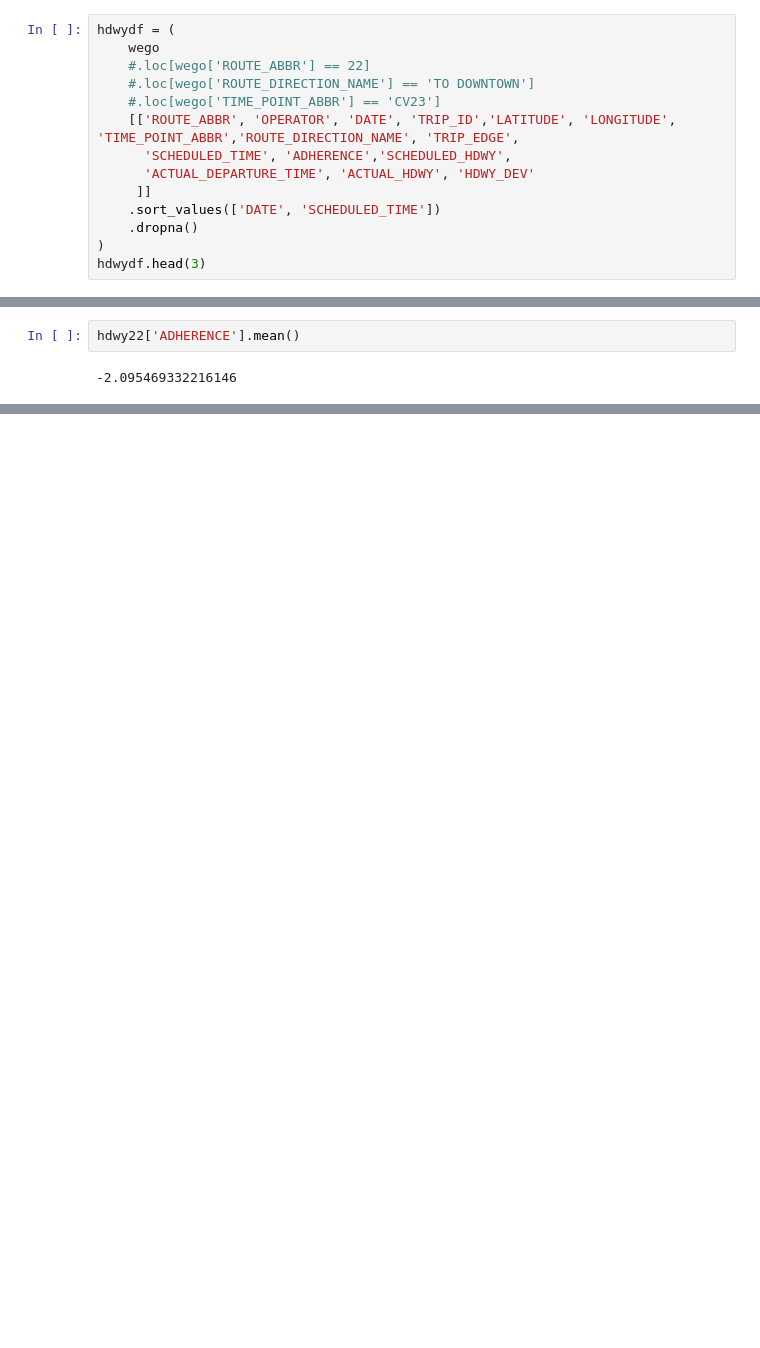
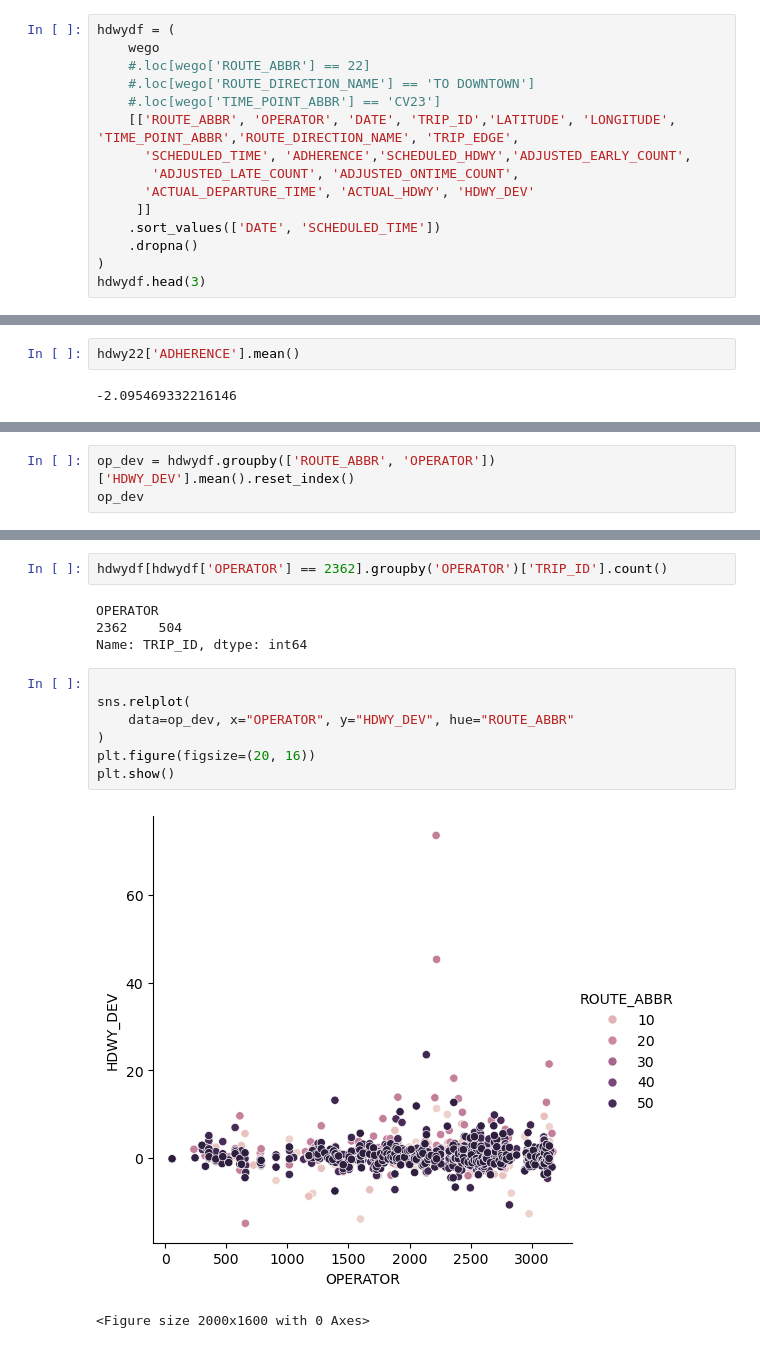
Before and after one commit to NSS-Data-Analytics-Cohort-12/wego-python-da12-javascript-express, a Jupyter notebook: notebooks/wego_project.ipynb, the cells around one changed output, grey strips where cells are left out. Cells and saved outputs as stored; diff of their text form; blank space fills up the shorter version.

```diff
--- a/notebooks/wego_project.ipynb
+++ b/notebooks/wego_project.ipynb
@@ -146,7 +148,8 @@ hdwydf = (
     #.loc[wego['ROUTE_DIRECTION_NAME'] == 'TO DOWNTOWN']
     #.loc[wego['TIME_POINT_ABBR'] == 'CV23']
     [['ROUTE_ABBR', 'OPERATOR', 'DATE', 'TRIP_ID','LATITUDE', 'LONGITUDE', 'TIME_POINT_ABBR','ROUTE_DIRECTION_NAME', 'TRIP_EDGE',
-      'SCHEDULED_TIME', 'ADHERENCE','SCHEDULED_HDWY',
+      'SCHEDULED_TIME', 'ADHERENCE','SCHEDULED_HDWY','ADJUSTED_EARLY_COUNT',
+       'ADJUSTED_LATE_COUNT', 'ADJUSTED_ONTIME_COUNT',
       'ACTUAL_DEPARTURE_TIME', 'ACTUAL_HDWY', 'HDWY_DEV'
      ]]
     .sort_values(['DATE', 'SCHEDULED_TIME'])
@@ -258,0 +282,3 @@ hdwy22['ADHERENCE'].mean()
+# %%
+op_dev = hdwydf.groupby(['ROUTE_ABBR', 'OPERATOR'])['HDWY_DEV'].mean().reset_index()
+op_dev
@@ -258,0 +315,16 @@ hdwy22['ADHERENCE'].mean()
+# %%
+hdwydf[hdwydf['OPERATOR'] == 2362].groupby('OPERATOR')['TRIP_ID'].count()
+# %% [output]
+OPERATOR
+2362    504
+Name: TRIP_ID, dtype: int64
+# %%
+
+sns.relplot(
+    data=op_dev, x="OPERATOR", y="HDWY_DEV", hue="ROUTE_ABBR"
+)
+plt.figure(figsize=(20, 16))
+plt.show()
+# %% [output]
+[figure, added]
+<Figure size 2000x1600 with 0 Axes>
```
Also changed, not shown: parts of 8 cells of this notebook.
